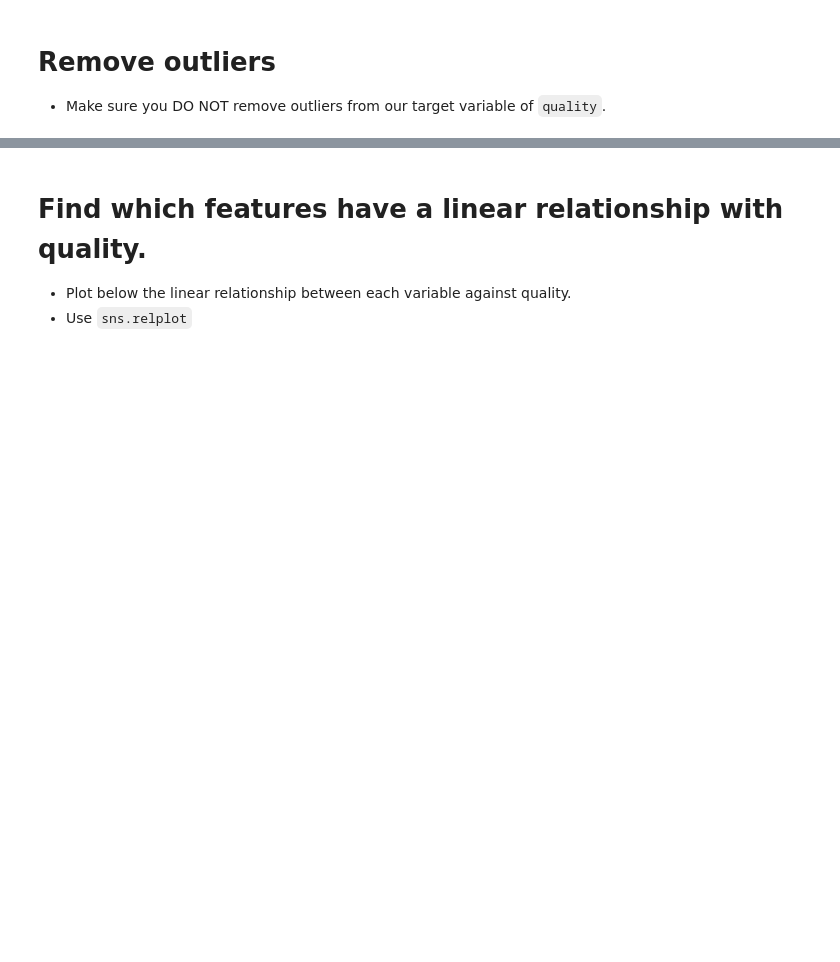
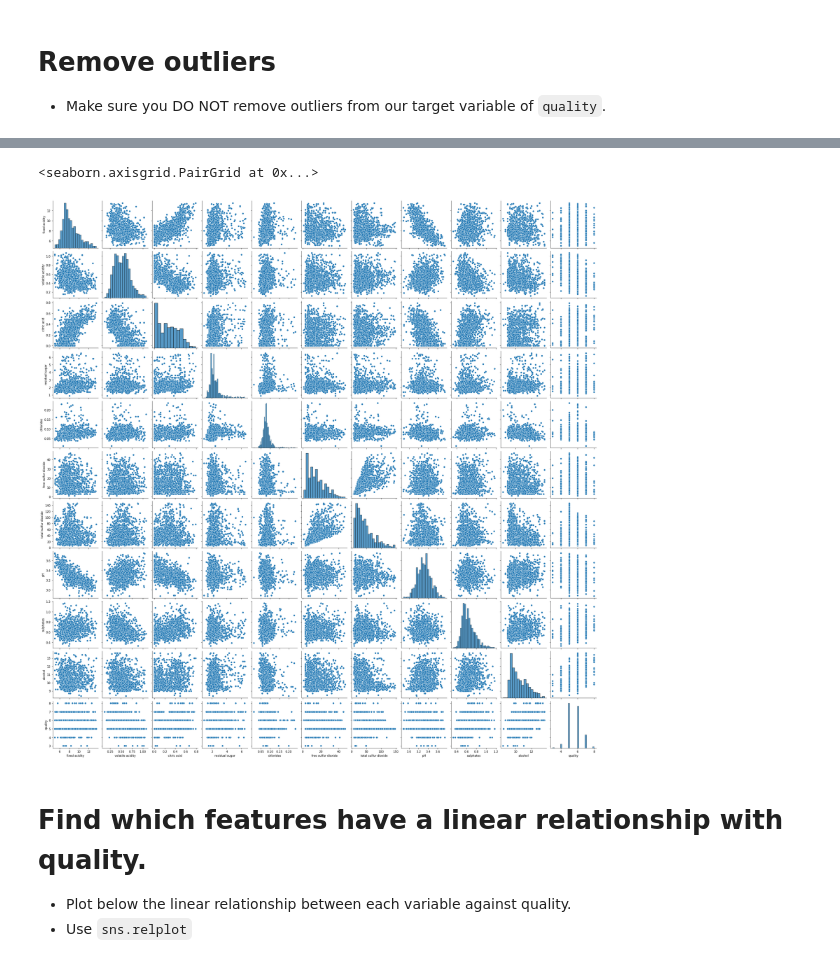
Before and after one commit to bryanpramana/2021-fall-data-science, a Jupyter notebook: Week-04-Regression/Exercise-Regression.ipynb, the cells around one changed output, grey strips where cells are left out. Drawn from its saved outputs; the diff is of its cells as text; code cells hidden in the pictures; blank space fills up the shorter version.

```diff
--- a/Week-04-Regression/Exercise-Regression.ipynb
+++ b/Week-04-Regression/Exercise-Regression.ipynb
@@ -176,8 +166,13 @@ See the caveats in the documentation: https://pandas.pydata.org/pandas-docs/stab
 # %%
 # Keep only original columns
 df = df[original_cols]
 
 # Visualize using sns.pairplot again to see if outliers were removed.
+
+sns.pairplot(df)
+# %% [output]
+<seaborn.axisgrid.PairGrid at 0x...>
+[figure, added]
 # %% [markdown]
 # Find which features have a linear relationship with quality.
 * Plot below the linear relationship between each variable against quality.
```
Also changed, not shown: parts of 12 cells of this notebook, 1 other file.
